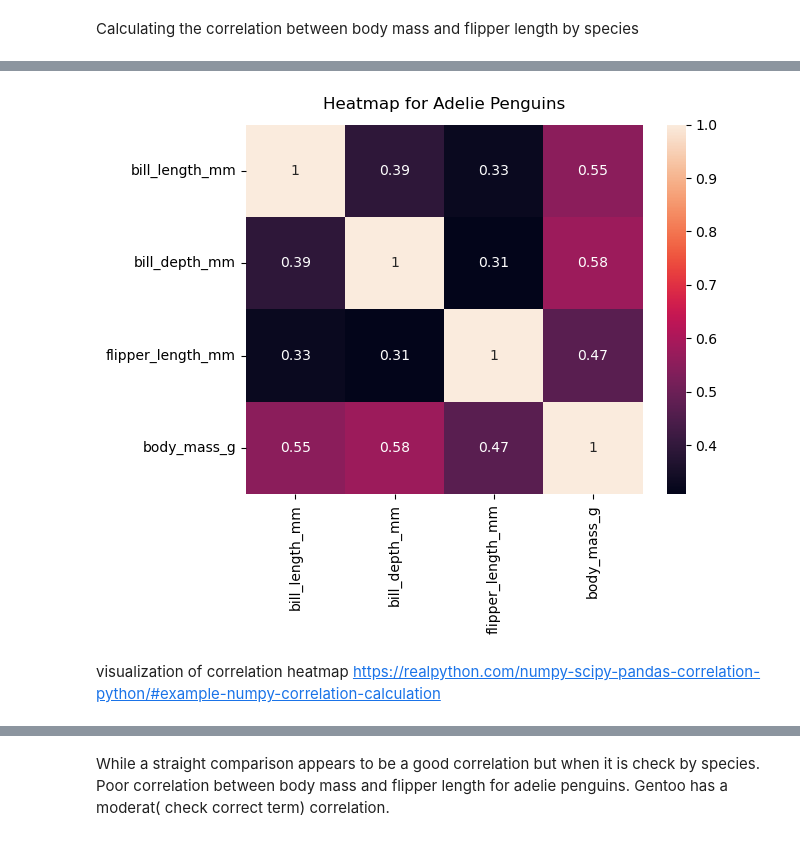
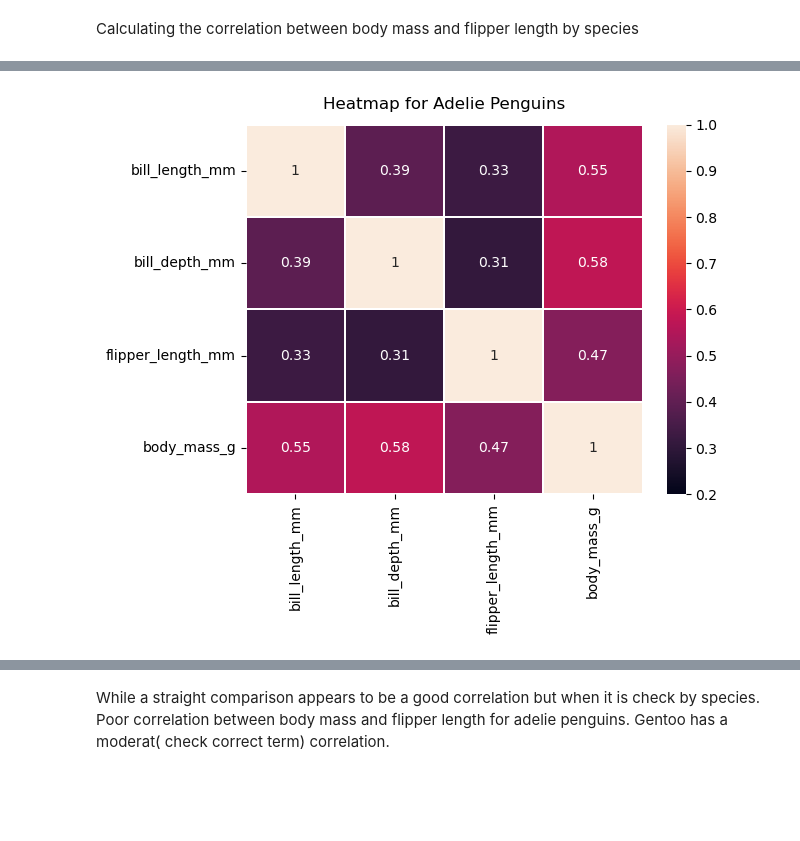
Before and after one commit to IreneKilgannon/DataAnalytics, a Jupyter notebook: penguins.ipynb, the cells around one changed output, grey strips where cells are left out. Saved outputs shown, nothing was run; the diff lists cells and outputs as text; code cells hidden in the pictures; blank space fills up the shorter version.

Commit message:
working on the correlation section

```diff
--- a/penguins.ipynb
+++ b/penguins.ipynb
@@ -432,8 +459,6 @@ heatmap?
 # %%
-sns.heatmap(adelie_no_island.corr(), annot = True)
+sns.heatmap(adelie.drop(['island', 'sex'], axis = 1).corr(), annot = True, linewidths = 0.2, vmin = 0.2, vmax = 1)
 plt.title('Heatmap for Adelie Penguins', y= 1.02)
 plt.show()
 # %% [output]
-[figure, old version]
+[figure, new version]
-# %% [markdown]
-visualization of correlation heatmap https://realpython.com/numpy-scipy-pandas-correlation-python/#example-numpy-correlation-calculation
```
Also changed, not shown: parts of 37 cells of this notebook, 1 other file.
